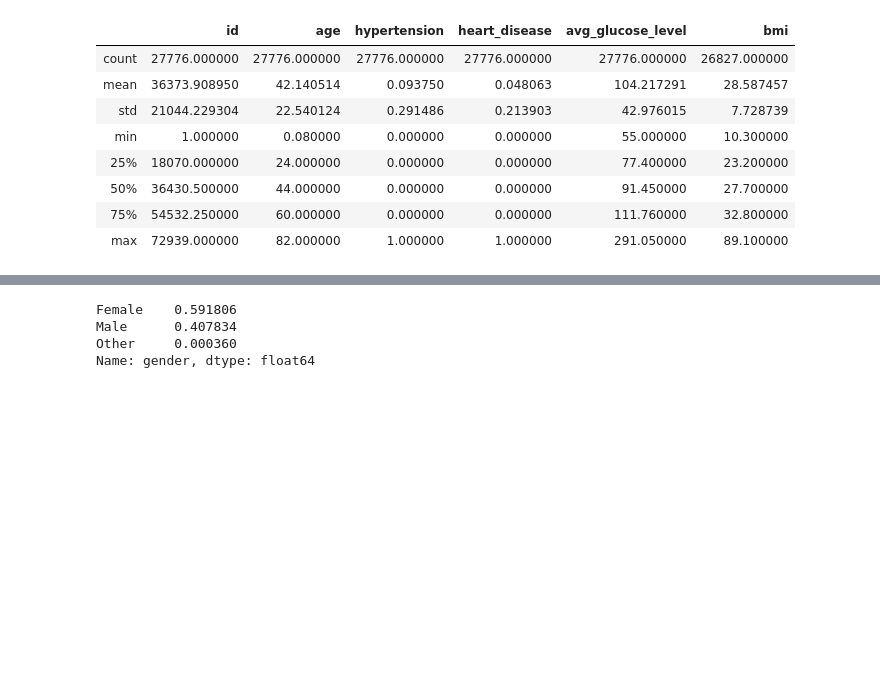
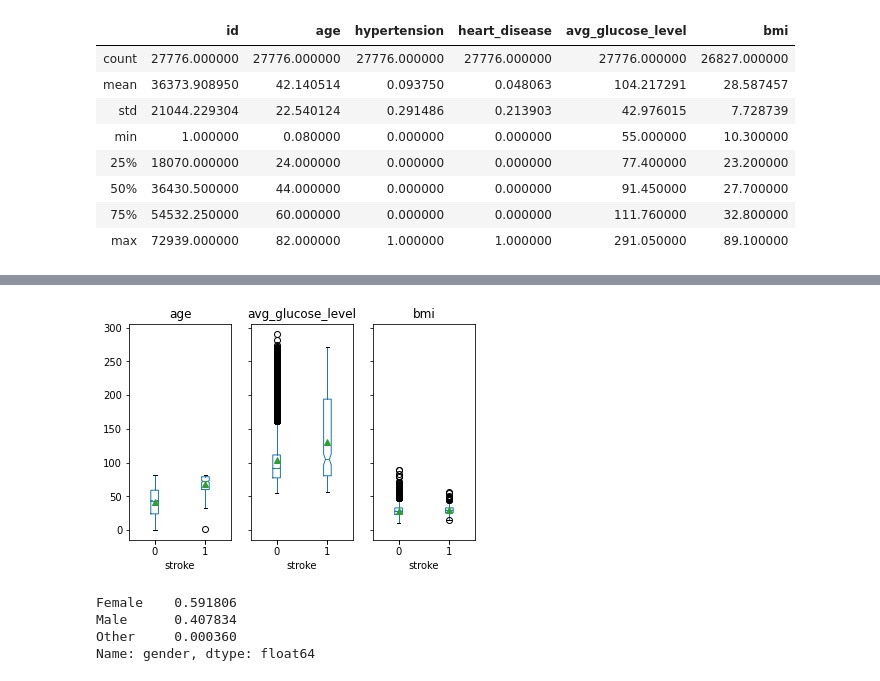
Before and after one commit to yairmeidan/stroke, a Jupyter notebook: stroke_YM.ipynb, the cells around one changed output, grey strips where cells are left out. Cells and saved outputs as stored; diff of their text form; code cells hidden in the pictures; blank space fills up the shorter version.

```diff
--- a/stroke_YM.ipynb
+++ b/stroke_YM.ipynb
@@ -132,3 +134,21 @@ X_sub_train.describe() # Statistics regrading the numeric features
+# %%
+pd.concat(
+    [X_sub_train, y_sub_train]
+    ,axis = 1
+    ,sort = False
+     ).boxplot(
+        column = ['age', 'avg_glucose_level', 'bmi']
+        ,by = 'stroke'
+        ,layout = (1,3)
+        ,grid = False
+        ,showmeans = True
+        ,notch = True
+        ,vert = True
+    )
+plt.suptitle('')
+plt.show()
+# %% [output]
+[figure, added]
 # %%
 X_sub_train['gender'].value_counts(
     dropna = False
```
Also changed, not shown: parts of 51 cells of this notebook.
